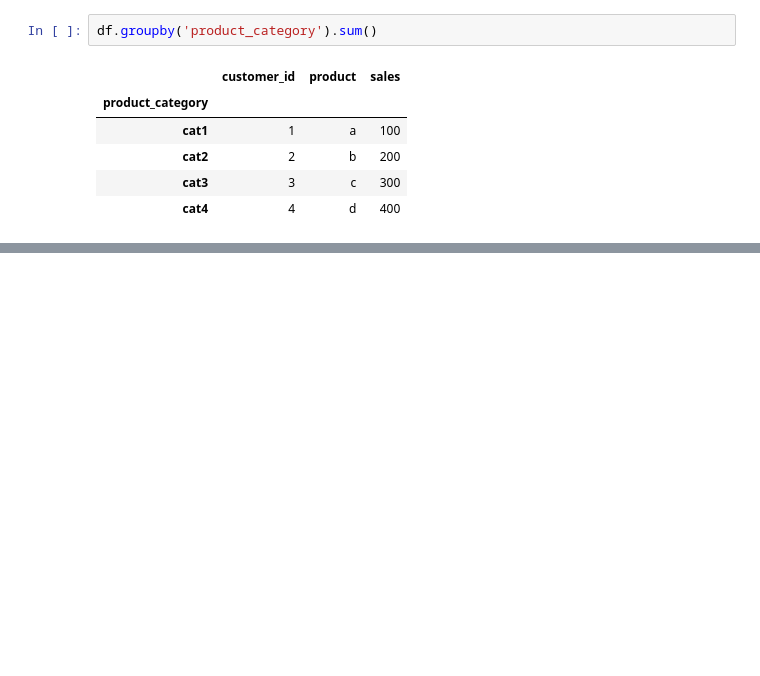
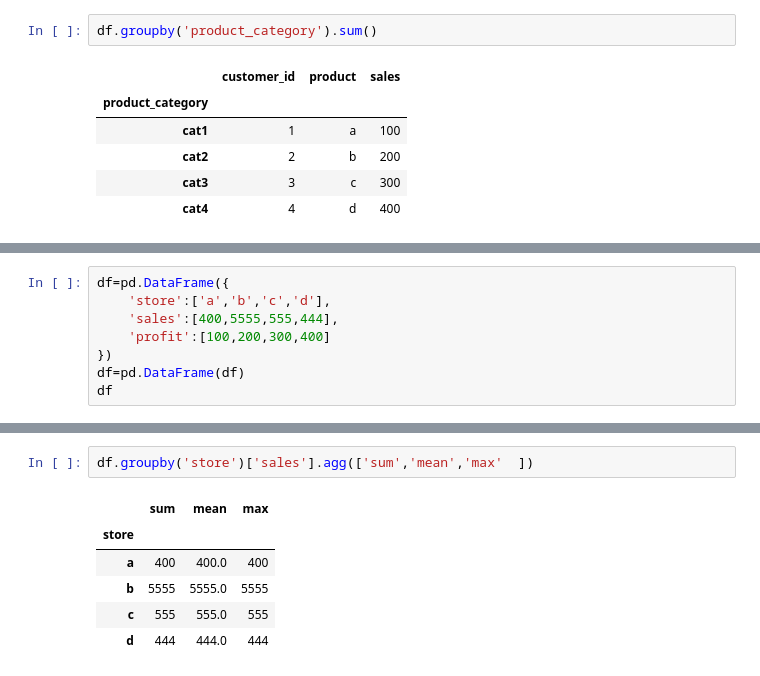
Before and after one commit to mdsamim1992hatia-cell/BMI-CAL, a Jupyter notebook: Untitled101.ipynb, the cells around one changed output, grey strips where cells are left out. Drawn from its saved outputs; the diff is of its cells as text; blank space fills up the shorter version.

```diff
--- a/Untitled101.ipynb
+++ b/Untitled101.ipynb
@@ -325,0 +329,8 @@ df.groupby('product_category').sum()
+# %%
+df=pd.DataFrame({
+    'store':['a','b','c','d'],
+    'sales':[400,5555,555,444],
+    'profit':[100,200,300,400]
+})
+df=pd.DataFrame(df)
+df
@@ -325,0 +343,9 @@ df.groupby('product_category').sum()
+# %%
+df.groupby('store')['sales'].agg(['sum','mean','max'  ])
+# %% [output]
+|  | sum | mean | max |
+| store |  |  |  |
+| a | 400 | 400.0 | 400 |
+| b | 5555 | 5555.0 | 5555 |
+| c | 555 | 555.0 | 555 |
+| d | 444 | 444.0 | 444 |
```
Also changed, not shown: parts of 7 cells of this notebook.
